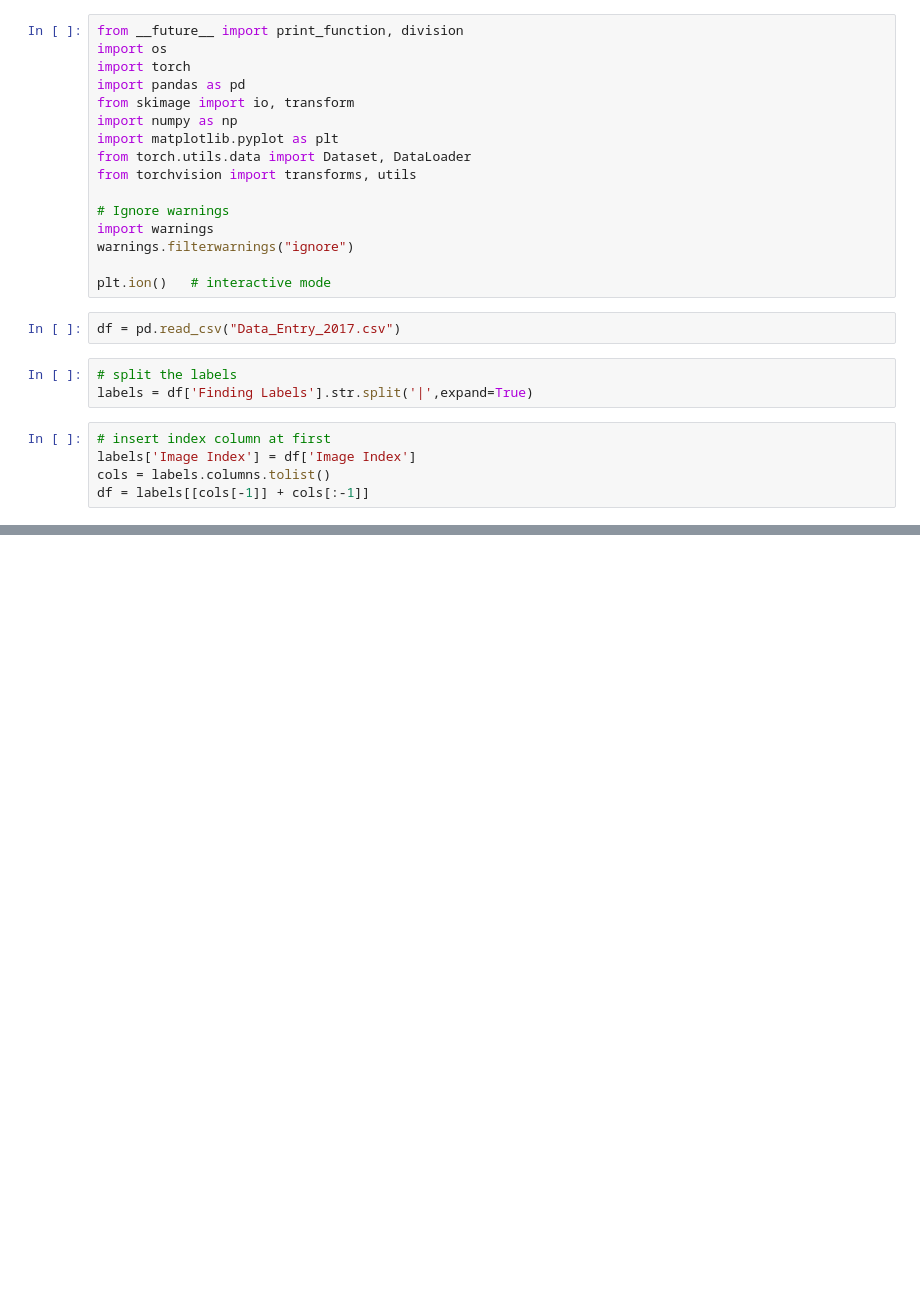
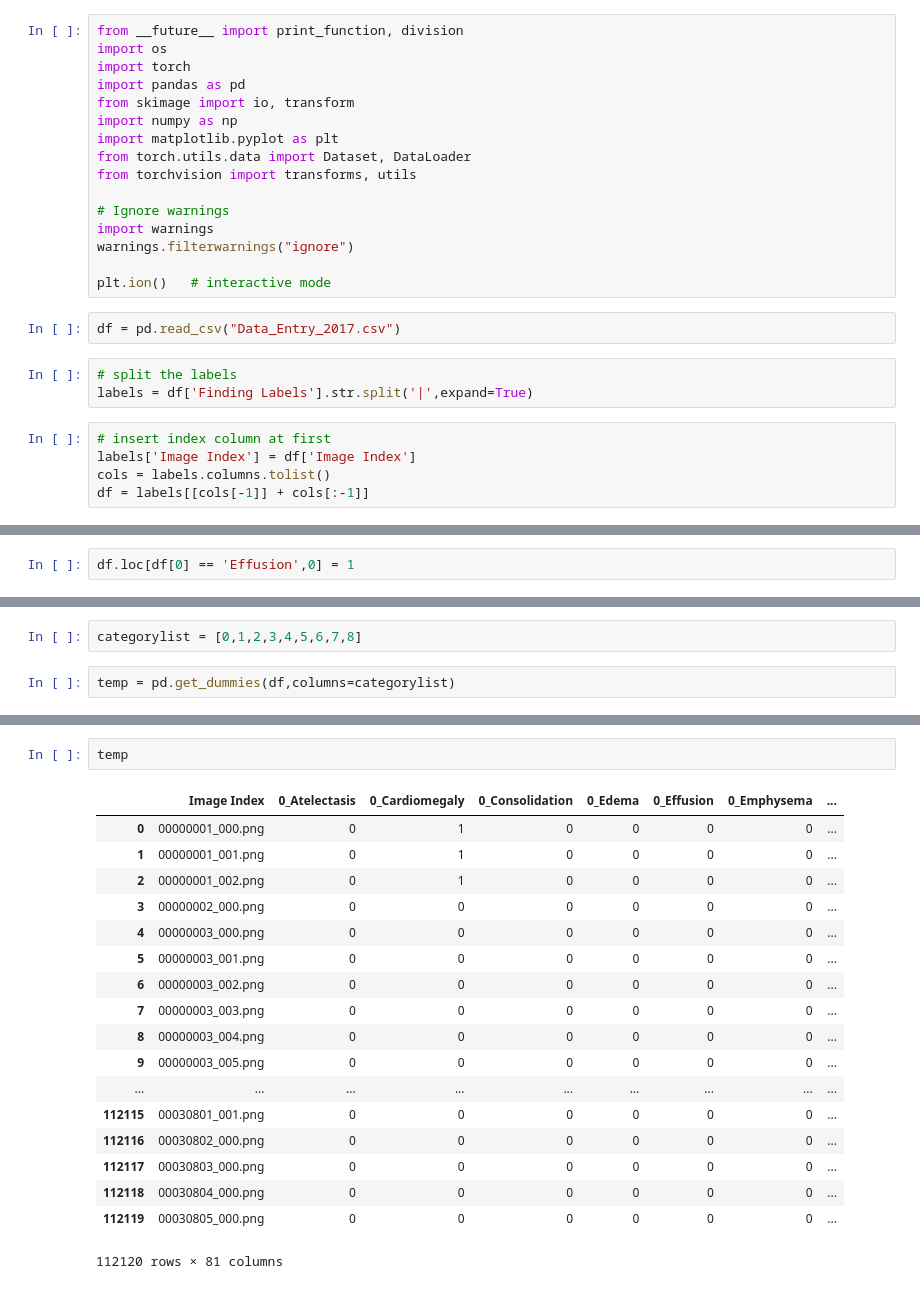
Before and after one commit to Spider-Detective/CS230_CheXNet, a Jupyter notebook: ReadCSV.ipynb, the cells around one changed output, grey strips where cells are left out. Drawn from its saved outputs; the diff is of its cells as text; blank space fills up the shorter version.

```diff
--- a/ReadCSV.ipynb
+++ b/ReadCSV.ipynb
@@ -47,0 +56,2 @@ df
+# %%
+df.loc[df[0] == 'Effusion',0] = 1
@@ -47,0 +61,4 @@ df
+# %%
+categorylist = [0,1,2,3,4,5,6,7,8]
+# %%
+temp = pd.get_dummies(df,columns=categorylist)
@@ -47,0 +91,21 @@ df
+# %%
+temp
+# %% [output]
+|  | Image Index | 0_Atelectasis | 0_Cardiomegaly | 0_Consolidation | 0_Edema | 0_Effusion | 0_Emphysema | ... |
+| 0 | 00000001_000.png | 0 | 1 | 0 | 0 | 0 | 0 | ... |
+| 1 | 00000001_001.png | 0 | 1 | 0 | 0 | 0 | 0 | ... |
+| 2 | 00000001_002.png | 0 | 1 | 0 | 0 | 0 | 0 | ... |
+| 3 | 00000002_000.png | 0 | 0 | 0 | 0 | 0 | 0 | ... |
+| 4 | 00000003_000.png | 0 | 0 | 0 | 0 | 0 | 0 | ... |
+| 5 | 00000003_001.png | 0 | 0 | 0 | 0 | 0 | 0 | ... |
+| 6 | 00000003_002.png | 0 | 0 | 0 | 0 | 0 | 0 | ... |
+| 7 | 00000003_003.png | 0 | 0 | 0 | 0 | 0 | 0 | ... |
+| 8 | 00000003_004.png | 0 | 0 | 0 | 0 | 0 | 0 | ... |
+| 9 | 00000003_005.png | 0 | 0 | 0 | 0 | 0 | 0 | ... |
+| ... | ... | ... | ... | ... | ... | ... | ... | ... |
+| 112115 | 00030801_001.png | 0 | 0 | 0 | 0 | 0 | 0 | ... |
+| 112116 | 00030802_000.png | 0 | 0 | 0 | 0 | 0 | 0 | ... |
+| 112117 | 00030803_000.png | 0 | 0 | 0 | 0 | 0 | 0 | ... |
+| 112118 | 00030804_000.png | 0 | 0 | 0 | 0 | 0 | 0 | ... |
+| 112119 | 00030805_000.png | 0 | 0 | 0 | 0 | 0 | 0 | ... |
+112120 rows × 81 columns
```
Also changed, not shown: parts of 11 cells of this notebook.
